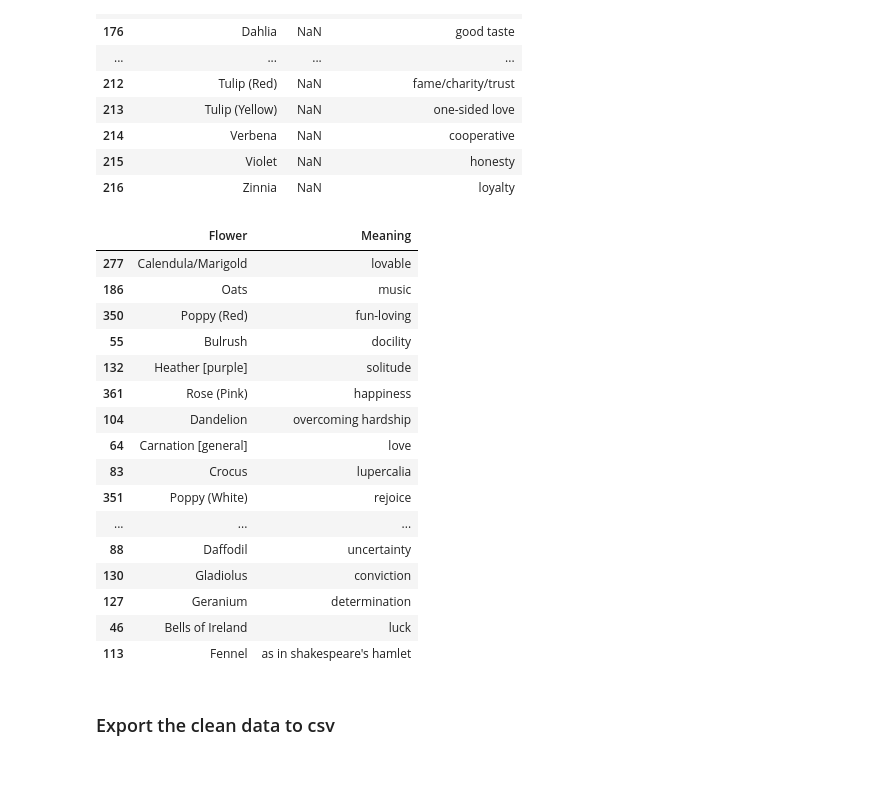
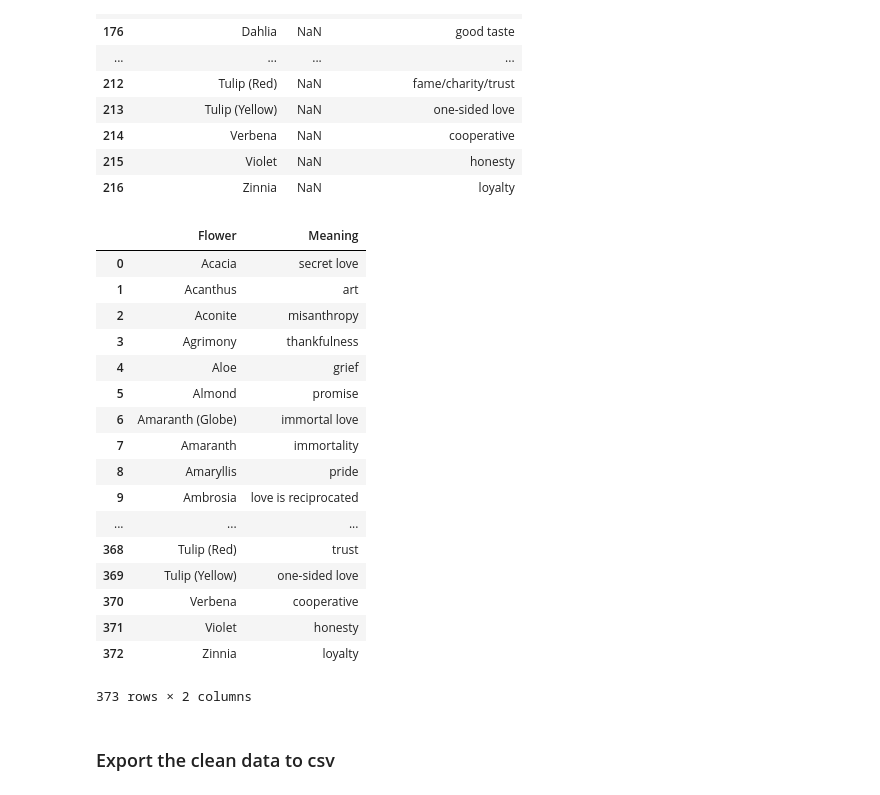
Before and after one commit to jnguyends/flower-meaning, a Jupyter notebook: Notebook/FlowerDataWrangling.ipynb, the cells around one changed output. Saved outputs shown, nothing was run; the diff lists cells and outputs as text; code cells hidden in the pictures.

```diff
--- a/Notebook/FlowerDataWrangling.ipynb
+++ b/Notebook/FlowerDataWrangling.ipynb
@@ -96,34 +96,37 @@ flower_data.tail(50)
 | 215 | Violet | NaN | honesty |
 | 216 | Zinnia | NaN | loyalty |
 # %%
-flower_data_split_meaning = pd.DataFrame(flower_data.Meaning.str.replace(";", ",")
-                                                            .str.replace(" or ", ",")
+flower_data_split_meaning = pd.DataFrame(flower_data.Meaning.str.replace(" or ", ",")
+                                                            .str.replace(" or", ",")
+                                                            .str.replace(";", ",")
                                                             .str.replace("/", ",")
-                                                            .str.split(',').values.tolist(), index=flower_data.Flower).stack()
+                                                            .str.split(',').values.tolist(),
+                                         index=flower_data.Flower).stack()
 
 
 flower_data_split_meaning = flower_data_split_meaning.reset_index()[[0, 'Flower']]
 flower_data_split_meaning.columns = ['Meaning', 'Flower']
 flower_data_clean = flower_data_split_meaning[['Flower', 'Meaning']]
-flower_data_clean.sample(20)
+flower_data_clean
 # %% [output]
 |  | Flower | Meaning |
-| 277 | Calendula/Marigold | lovable |
-| 186 | Oats | music |
-| 350 | Poppy (Red) | fun-loving |
-| 55 | Bulrush | docility |
-| 132 | Heather [purple] | solitude |
-| 361 | Rose (Pink) | happiness |
-| 104 | Dandelion | overcoming hardship |
-| 64 | Carnation [general] | love |
-| 83 | Crocus | lupercalia |
-| 351 | Poppy (White) | rejoice |
+| 0 | Acacia | secret love |
+| 1 | Acanthus | art |
+| 2 | Aconite | misanthropy |
+| 3 | Agrimony | thankfulness |
+| 4 | Aloe | grief |
+| 5 | Almond | promise |
+| 6 | Amaranth (Globe) | immortal love |
+| 7 | Amaranth | immortality |
+| 8 | Amaryllis | pride |
+| 9 | Ambrosia | love is reciprocated |
 | ... | ... | ... |
-| 88 | Daffodil | uncertainty |
-| 130 | Gladiolus | conviction |
-| 127 | Geranium | determination |
-| 46 | Bells of Ireland | luck |
-| 113 | Fennel | as in shakespeare's hamlet |
+| 368 | Tulip (Red) | trust |
+| 369 | Tulip (Yellow) | one-sided love |
+| 370 | Verbena | cooperative |
+| 371 | Violet | honesty |
+| 372 | Zinnia | loyalty |
+373 rows × 2 columns
 # %% [markdown]
 ### Export the clean data to csv
 # %%
```
Also changed, not shown: parts of 1 cell of this notebook, 2 other files.
